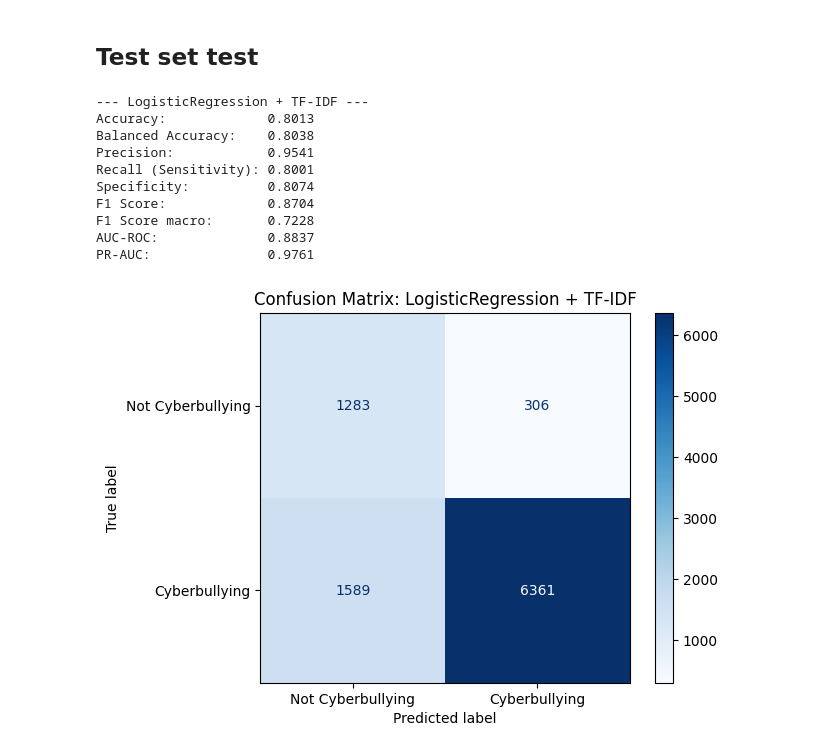
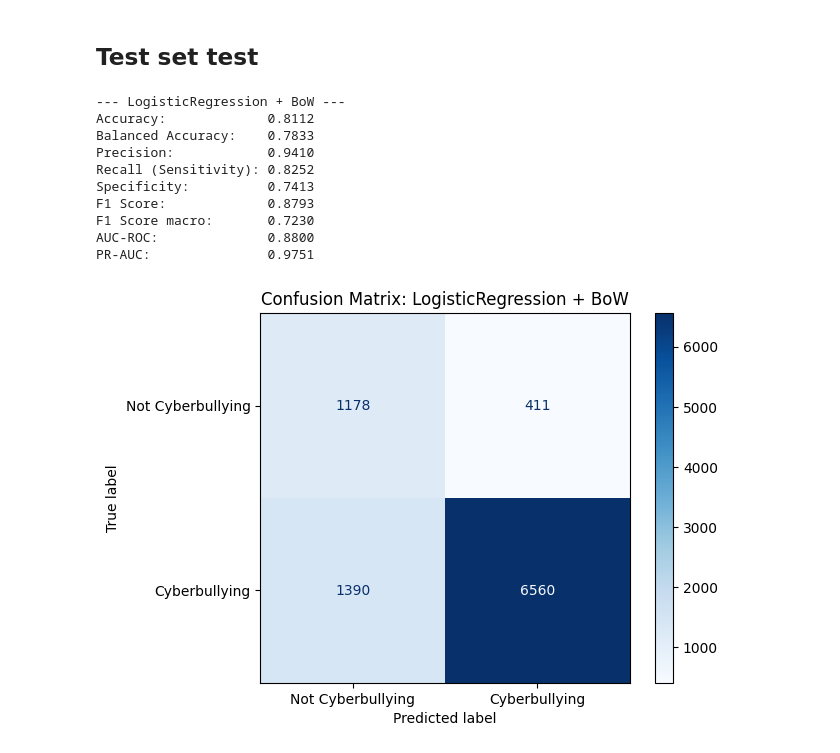
Before and after one commit to msegreto/CyberbullismDetection, a Jupyter notebook: notebook/3_BinaryClassification.ipynb, the cells around one changed output. Drawn from its saved outputs; the diff is of its cells as text; code cells hidden in the pictures.

Commit message:
Multiclass NestedLoop CV now targeting F1_macro, updated documentation

```diff
--- a/notebook/3_BinaryClassification.ipynb
+++ b/notebook/3_BinaryClassification.ipynb
@@ -350,0 +353,36 @@ LogisticRegression + BoW vs RandomForest + W2V-1: t-test, stat=26.0417, p=0.0000
+# %%
+warnings.filterwarnings("ignore", category=UserWarning)
+
+y = y_binary
+
+results = pd.read_csv("../model/binary/nested_cv_results.csv")
+
+results_sorted = results.head(2)
+
+cv = RepeatedStratifiedKFold(n_splits=10, n_repeats=3, random_state=42)
+
+scoring = ["accuracy", "precision", "recall", "f1"]
+
+scores_dict = {}
+
+for _, row in results_sorted.iterrows():
+    vec_name = row["Vectorizer"]
+    clf_name = row["Classifier"]
+
+    print(f"Evaluating {clf_name} + {vec_name}")
+
+    model_path = f"../model/binary/{clf_name}_{vec_name}.pkl"
+    pipeline = joblib.load(model_path)
+
+    results_cv = cross_validate(
+        pipeline, X_text, y, cv=cv, scoring=scoring, n_jobs=-1, return_train_score=False
+    )
+
+    key = f"{clf_name} + {vec_name}"
+    for metric in scoring:
+        scores_dict[f"{key} - {metric}"] = results_cv[f"test_{metric}"]
+
+scores_df = pd.DataFrame(scores_dict)
+scores_df.to_csv("../model/binary/repeated_cv_scores_second_comparison.csv", index=False)
+
+display(scores_df.describe())
@@ -387,42 +503,42 @@ def print_metrics_and_confmat(y_true, y_pred, y_proba, title):
 
     # Plot confusion matrix
     cm = confusion_matrix(y_true, y_pred)
     disp = ConfusionMatrixDisplay(confusion_matrix=cm, display_labels=["Not Cyberbullying", "Cyberbullying"])
     disp.plot(cmap=plt.cm.Blues)
     plt.title(f"Confusion Matrix: {title}")
     plt.show()
 
 
-top_model = df_eval_sorted.head(1)
+top_model = df_eval_sorted.head(2).tail(1)
 predictions = []
 
 
 model_name = top_model["Classifier"].iloc[0]
 vectorizer_name = top_model["Vectorizer"].iloc[0]
 
 file_name = f"../model/binary/{model_name}_{vectorizer_name}.pkl"
 clf = joblib.load(file_name)
 
 
 y_pred = clf.predict(X_test_text)
 y_proba = (
     clf.predict_proba(X_test_text)[:, 1]
     if hasattr(clf.named_steps["model"], "predict_proba")
     else y_pred
 )
 
 predictions.append(y_pred)
 
 print_metrics_and_confmat(y_test, y_pred, y_proba, f"{model_name} + {vectorizer_name}")
 # %% [output]
---- LogisticRegression + TF-IDF ---
-Accuracy:             0.8013
-Balanced Accuracy:    0.8038
-Precision:            0.9541
-Recall (Sensitivity): 0.8001
-Specificity:          0.8074
-F1 Score:             0.8704
-F1 Score macro:       0.7228
-AUC-ROC:              0.8837
-PR-AUC:               0.9761
+--- LogisticRegression + BoW ---
+Accuracy:             0.8112
+Balanced Accuracy:    0.7833
+Precision:            0.9410
+Recall (Sensitivity): 0.8252
+Specificity:          0.7413
+F1 Score:             0.8793
+F1 Score macro:       0.7230
+AUC-ROC:              0.8800
+PR-AUC:               0.9751
-[figure, old version]
+[figure, new version]
```
Also changed, not shown: parts of 3 cells of this notebook, 14 other files.
